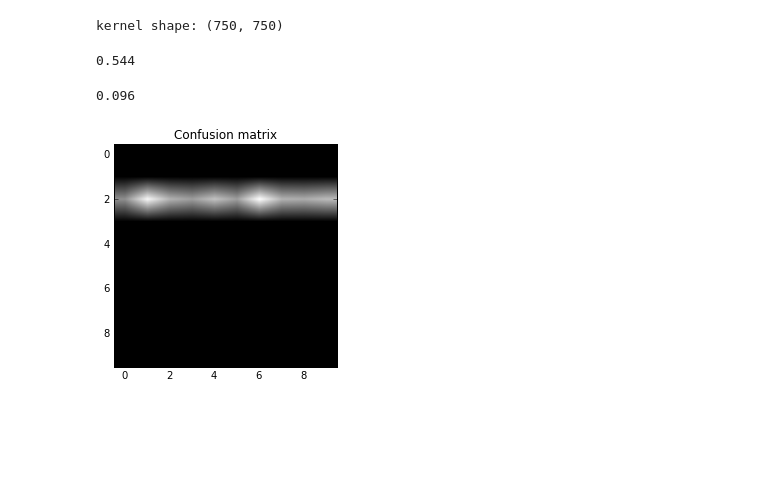
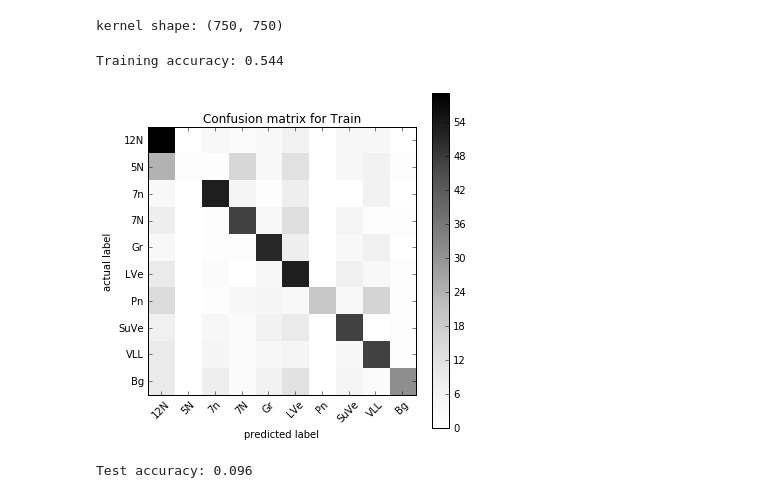
Before and after one commit to rogers140/notebook, a Jupyter notebook: SVM.ipynb, the cells around one changed output. Drawn from its saved outputs; the diff is of its cells as text; code cells hidden in the pictures; blank space fills up the shorter version.

Commit message:
draft an SVM test, but there must be something wrong in it

```diff
--- a/SVM.ipynb
+++ b/SVM.ipynb
@@ -80,35 +81,41 @@ clf = svm.SVC(kernel="precomputed");
 clf.fit(myKernel, training_y);
 # %%
 # Training accuracy
-predict_labels = clf.predict(myKernel);
-n_correct = 0;
+predict_labels_train = clf.predict(myKernel);
+n_correct_train = 0;
 for i in range(len(training_data)):
-    if predict_labels[i] == training_y[i]:
-        n_correct += 1;
-print (1.0*n_correct / len(training_data));
+    if predict_labels_train[i] == training_y[i]:
+        n_correct_train += 1;
+print "Training accuracy: {}".format(1.0*n_correct_train / len(training_data));
 # %% [output]
-0.544
+Training accuracy: 0.544
+# %%
+cm_train = confusion_matrix(training_y, predict_labels_train);
+# %%
+plt.figure(figsize=(6, 6));
+plt.imshow(cm_train, interpolation='nearest', cmap=plt.cm.Greys);
+plt.ylabel('actual label');
+plt.xlabel('predicted label')
+plt.title('Confusion matrix for Train');
+plt.colorbar();
+classes = ['12N', '5N', '7n', '7N', 'Gr', 'LVe', 'Pn', 'SuVe', 'VLL', 'Bg'];
+tick_marks = np.arange(len(classes));
+plt.xticks(tick_marks, classes, rotation=45);
+plt.yticks(tick_marks, classes);
+# %% [output]
+[figure, added]
 # %%
 # Test
 testKernel = np.zeros(shape=(len(testing_data), len(training_data)));
 for i in range(0, len(testing_data)):
     for j in range(0, len(training_data)):
         myKernel[i][j] = sum(np.minimum(testing_X[i], training_X[j]));
-# %%
-confusion = np.zeros(shape=(10, 10), dtype=np.int);
-total = len(testing_data);
-n_correct = 0;
-for i in range(total):
-    confusion[predict_labels[i]][testing_y[i]] += 1;
-    if (predict_labels[i] == testing_y[i]):
-        n_correct += 1;
-print (1.0*n_correct / total);
-# %% [output]
-0.096
-# %%
-plt.figure(figsize=(4, 4));
-plt.imshow(confusion, cmap=plt.cm.gray);
-#plt.axis('off');
-plt.title('Confusion matrix');
-# %% [output]
-[figure, removed]
+# %%
+predict_labels_test = clf.predict(testKernel);
+n_correct_test = 0;
+for i in range(total):
+    if (predict_labels_test[i] == testing_y[i]):
+        n_correct_test += 1;
+print "Test accuracy: {}".format(1.0*n_correct_test / len(testing_data));
+# %% [output]
+Test accuracy: 0.096
```
Also changed, not shown: parts of 3 cells of this notebook.
